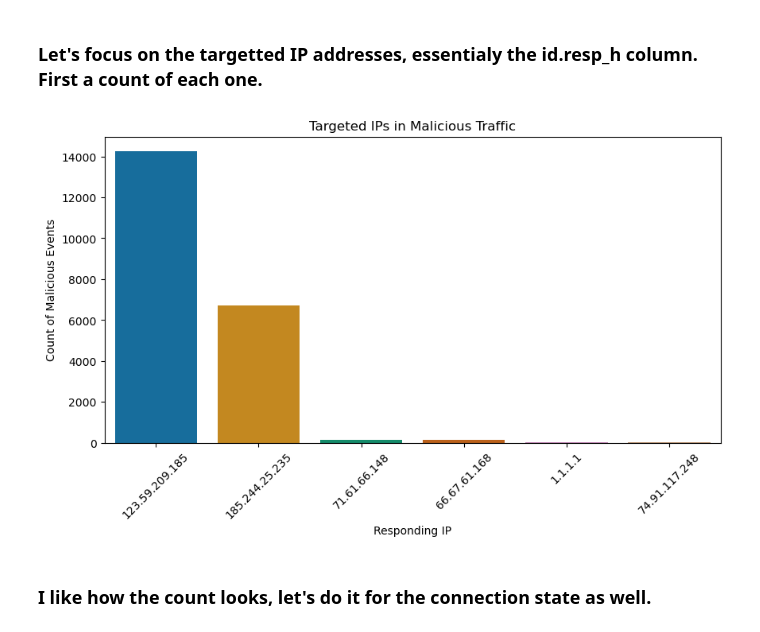
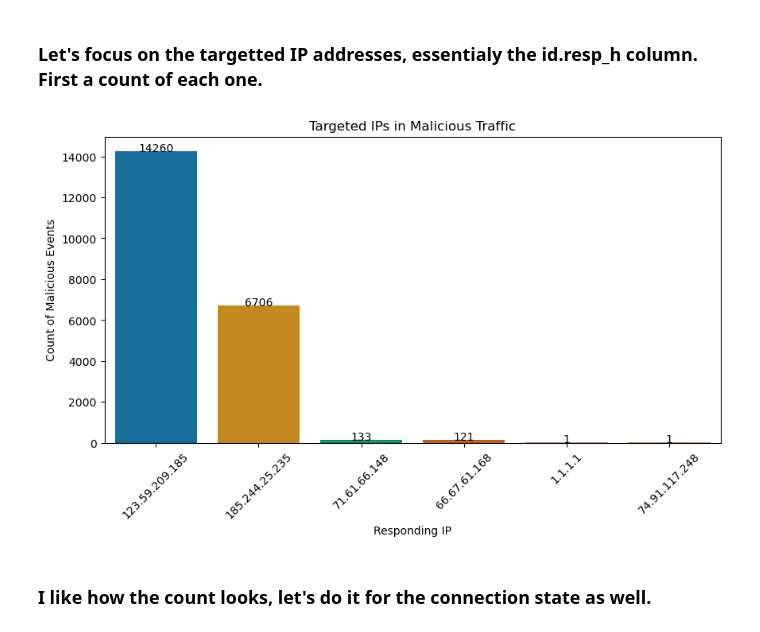
Before and after one commit to sdave777/Internet-of-Things_IDS_Data, a Jupyter notebook: Scratch.ipynb, the cells around one changed output. Saved outputs shown, nothing was run; the diff lists cells and outputs as text; code cells hidden in the pictures.

```diff
--- a/Scratch.ipynb
+++ b/Scratch.ipynb
@@ -324,18 +324,24 @@ See the caveats in the documentation: https://pandas.pydata.org/pandas-docs/stab
 # %% [markdown]
 ### Let's focus on the targetted IP addresses, essentialy the id.resp_h column. First a count of each one.
 # %%
+# Assuming the malicious_data DataFrame is already defined and contains the necessary data
 malicious_resp_ip_counts = malicious_data['id.resp_h'].value_counts().reset_index()
 malicious_resp_ip_counts.columns = ['id.resp_h', 'count']
 
 plt.figure(figsize=(10, 5))
-sns.barplot(data=malicious_resp_ip_counts.head(20), x='id.resp_h', y='count', palette='colorblind')
+bar_plot = sns.barplot(data=malicious_resp_ip_counts.head(20), x='id.resp_h', y='count', palette='colorblind')
 plt.title('Targeted IPs in Malicious Traffic')
 plt.xlabel('Responding IP')
 plt.ylabel('Count of Malicious Events')
 plt.xticks(rotation=45)
+
+# Add counts on top of the bars
+for index, row in malicious_resp_ip_counts.head(20).iterrows():
+    bar_plot.text(index, row['count'], row['count'], color='black', ha="center")
+
 plt.show()
 # %% [output]
-[figure, old version]
+[figure, new version]
 # %% [markdown]
 ### I like how the count looks, let's do it for the connection state as well.
 # %%
```
Also changed, not shown: parts of 5 cells of this notebook, 2 other files.
